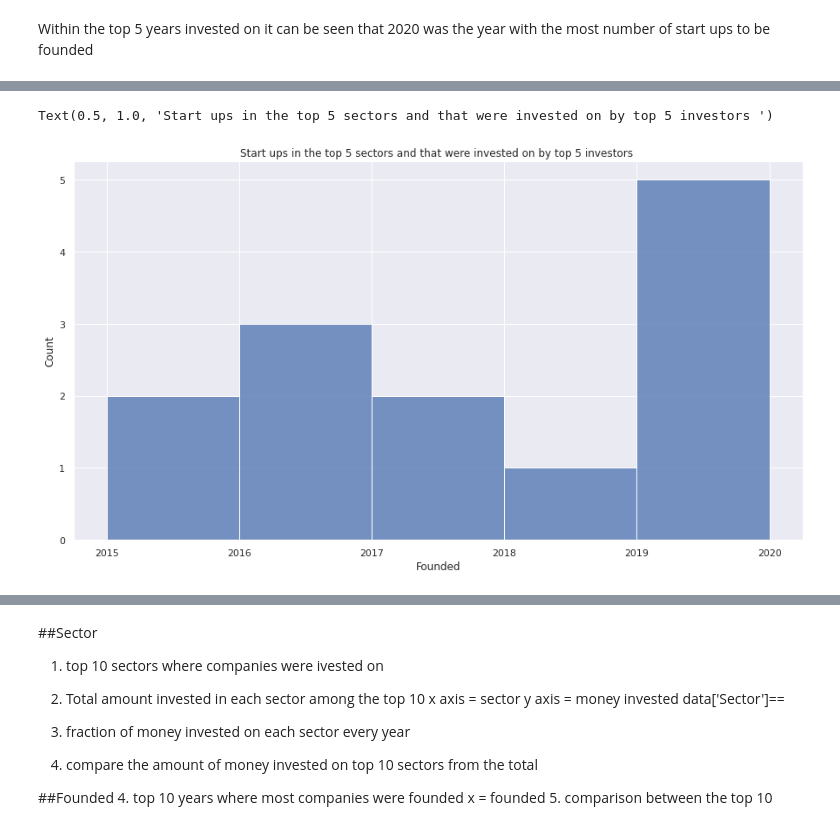
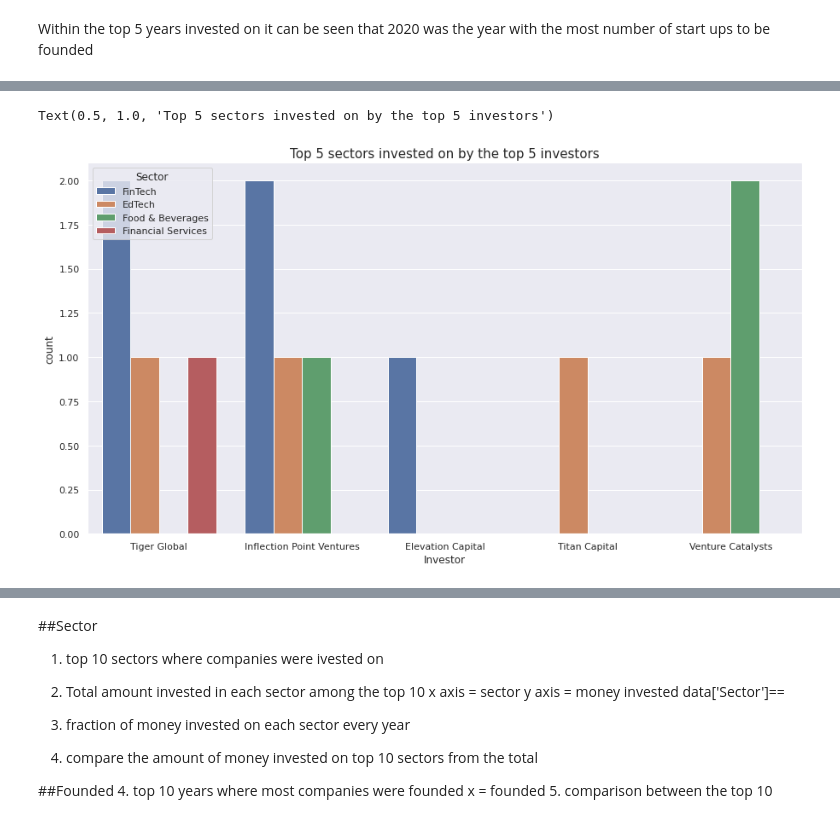
Before and after one commit to mungutiwilliam/Indian-Startups-dataset-analysis, a Jupyter notebook: Indian_Startups_Funding_&_Investors_analysis_ (1).ipynb, the cells around one changed output, grey strips where cells are left out. Cells and saved outputs as stored; diff of their text form; code cells hidden in the pictures.

```diff
--- a/Indian_Startups_Funding_&_Investors_analysis_ (1).ipynb
+++ b/Indian_Startups_Funding_&_Investors_analysis_ (1).ipynb
@@ -1900,7 +1949,7 @@ Text(0.5, 1.0, 'Start ups in the top 5 sectors and that were invested on by top
 # %%
-# plot of top 5 sectors that were invested on by the top 5 investors
-sns.histplot(data = data[(data['Investor'].isin(top_5_investors))  & (data['Sector'].isin(top_5_sectors))] , x ='Founded')
-plt.title('Start ups in the top 5 sectors and that were invested on by top 5 investors ')
+# top 5 sectors invested on by the top 5 investors
+sns.countplot(x='Investor',hue='Sector',data = data[(data['Investor'].isin(top_5_investors))  & (data['Sector'].isin(top_5_sectors))])
+plt.title('Top 5 sectors invested on by the top 5 investors',  fontsize = 15)
 # %% [output]
-Text(0.5, 1.0, 'Start ups in the top 5 sectors and that were invested on by top 5 investors ')
+Text(0.5, 1.0, 'Top 5 sectors invested on by the top 5 investors')
-[figure, old version]
+[figure, new version]
```
Also changed, not shown: parts of 15 cells of this notebook.
